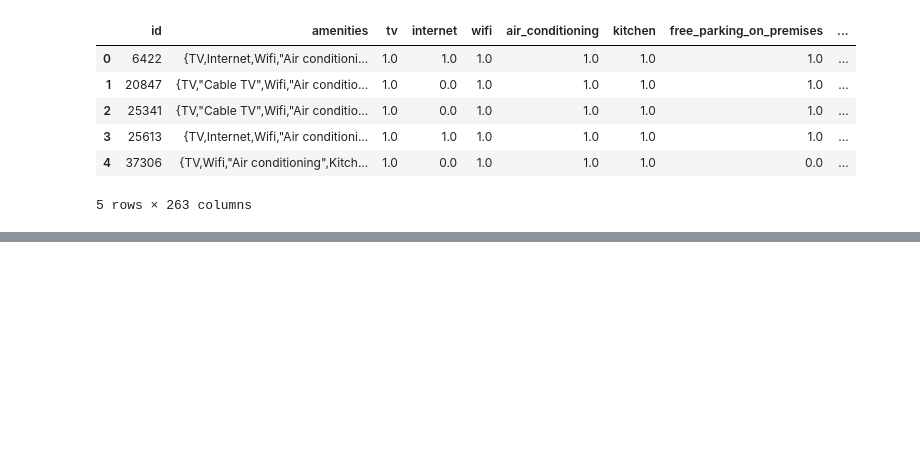
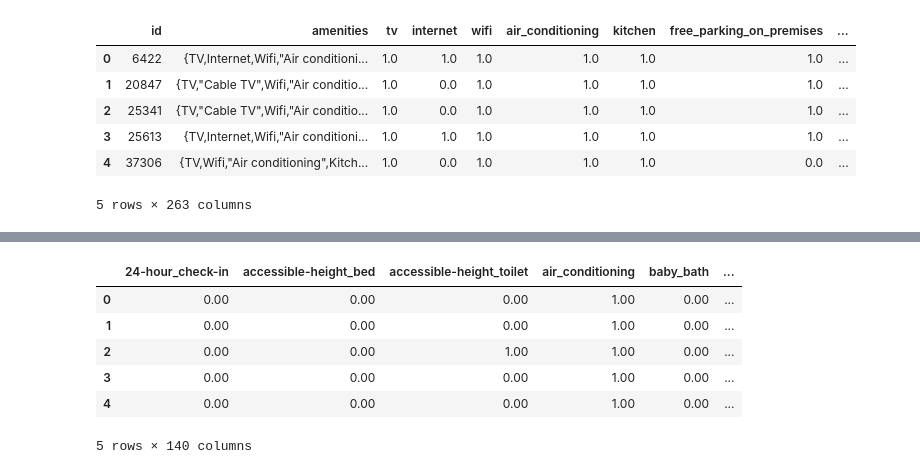
Before and after one commit to whitneylosinski/Eat.Sleep.Data, a Jupyter notebook: Parsed_Amenities.ipynb, the cells around one changed output, grey strips where cells are left out. Drawn from its saved outputs; the diff is of its cells as text; code cells hidden in the pictures; blank space fills up the shorter version.

```diff
--- a/Parsed_Amenities.ipynb
+++ b/Parsed_Amenities.ipynb
@@ -45,0 +89,6 @@ amenities_df.head()
+# %%
+# sum the columns to see how many 1s are in each variable (0 or 1 sum is same as counting 1s)
+sum_columns = df_test_groupby.sum(axis=0,)
+pd.set_option("display.max_rows",None)
+pd.options.display.float_format = '{:.2f}'.format
+print(sum_columns)
@@ -45,0 +113,16 @@ amenities_df.head()
+# %%
+#  drop any columns where the sum of 1s is less than 10 (or can fill in whatever value desired)
+
+test_df=df_test_groupby.drop([col for col,val in df_test_groupby.sum().iteritems() if val <10],axis=1)
+# %%
+# look at the variables in alphabetic order
+test_df=test_df.sort_index(axis=1)
+test_df.head()
+# %% [output]
+|  | 24-hour_check-in | accessible-height_bed | accessible-height_toilet | air_conditioning | baby_bath | ... |
+| 0 | 0.00 | 0.00 | 0.00 | 1.00 | 0.00 | ... |
+| 1 | 0.00 | 0.00 | 0.00 | 1.00 | 0.00 | ... |
+| 2 | 0.00 | 0.00 | 1.00 | 1.00 | 0.00 | ... |
+| 3 | 0.00 | 0.00 | 0.00 | 1.00 | 0.00 | ... |
+| 4 | 0.00 | 0.00 | 0.00 | 1.00 | 0.00 | ... |
+5 rows × 140 columns
```
Also changed, not shown: parts of 8 cells of this notebook, 2 other files.
